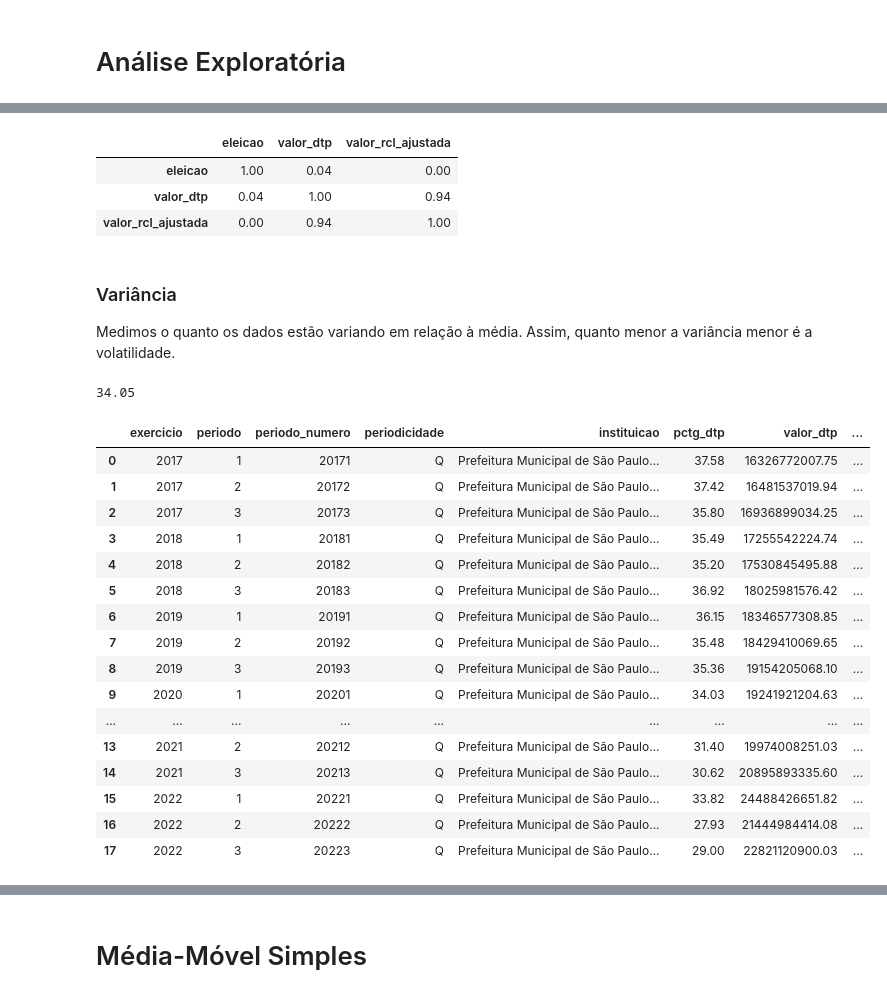
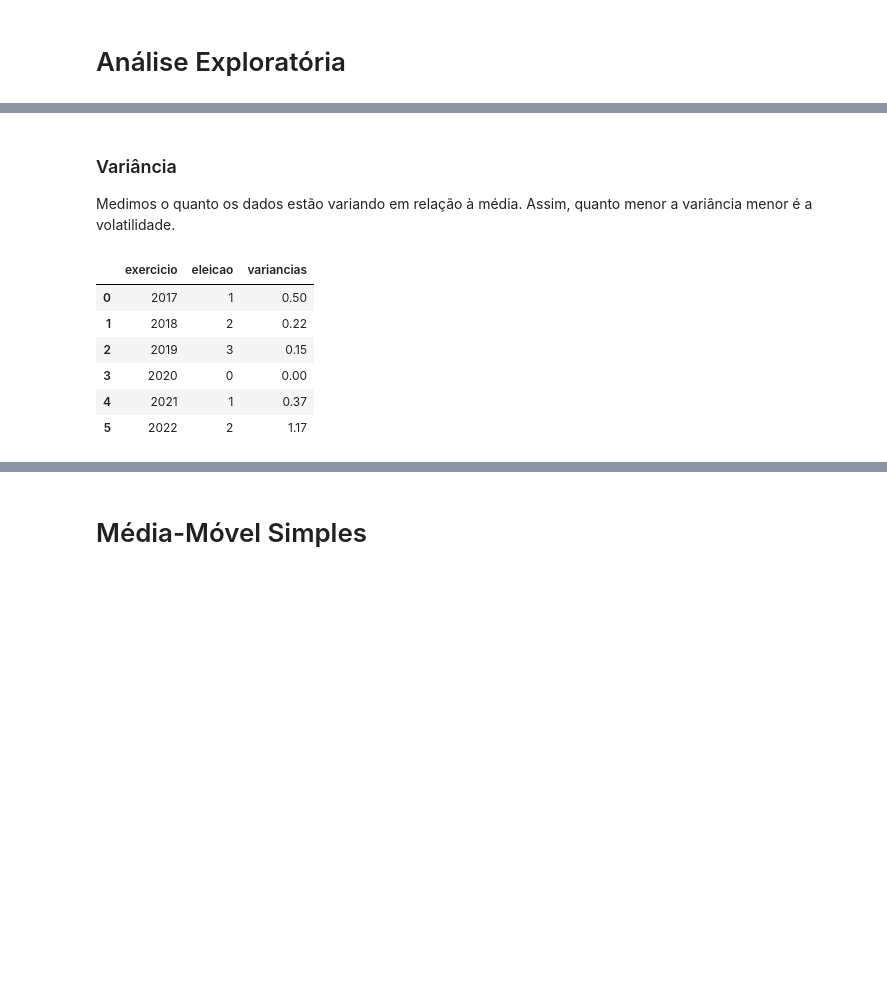
Before and after one commit to DeboraOliver/forecasting_siconfi_dtp, a Jupyter notebook: PROJETO.ipynb, the cells around one changed output, grey strips where cells are left out. Cells and saved outputs as stored; diff of their text form; code cells hidden in the pictures; blank space fills up the shorter version.

```diff
--- a/PROJETO.ipynb
+++ b/PROJETO.ipynb
@@ -31,8 +29,3 @@ df.head()
 | 2 | 2017 | 3 | 20173 | Q | Prefeitura Municipal de São Paulo... | 35.80 | 16936899034.25 | ... |
 | 3 | 2018 | 1 | 20181 | Q | Prefeitura Municipal de São Paulo... | 35.49 | 17255542224.74 | ... |
 | 4 | 2018 | 2 | 20182 | Q | Prefeitura Municipal de São Paulo... | 35.20 | 17530845495.88 | ... |
-# %%
-figura = px.line(title = 'Histórico da Despesa de Pessoal e a Receita Corrente Liquida')
-for i in df.columns[-2:]:
-  figura.add_scatter(x = df['periodo_numero'].astype(str), y = df[i], name = i)
-figura.show()
@@ -72,2 +32,7 @@ df
 # %% [markdown]
 # Análise Exploratória
+# %%
+figura = px.line(title = 'Histórico da Despesa de Pessoal e a Receita Corrente Liquida (em R$ Bilhões)')
+for i in df.columns[-2:]:
+  figura.add_scatter(x = df['periodo_numero'].astype(str), y = df[i], name = i, fill='tozeroy')
+figura.show()
@@ -74,6 +41,16 @@ df
 # %%
-df['variação'] = (df['pctg_dtp'] / df['pctg_dtp'].shift(1)) - 1
-df[['exercicio','eleicao','variação']]
+#Adiciona a sazonalidade
+valores = []
+padrao = [0, 1, 2, 3]
 
+for ano in df['exercicio']:
+
+  diferenca = ano - 2016
+  valor = padrao[diferenca % len(padrao)]
+  valores.append(valor)
+
+df['eleicao'] = valores
+
+df
 #0 = Ano de eleição, 1 = 1º ano do mandato, 2 = 2º ano do mandato e 3 = 3º ano do mandato
 # %% [output]
@@ -97,45 +74,23 @@ df[['exercicio','eleicao','variação']]
-# %%
-# Calcular a correlação
-df[['eleicao', 'valor_dtp', 'valor_rcl_ajustada']].corr()
-# %% [output]
-|  | eleicao | valor_dtp | valor_rcl_ajustada |
-| eleicao | 1.00 | 0.04 | 0.00 |
-| valor_dtp | 0.04 | 1.00 | 0.94 |
-| valor_rcl_ajustada | 0.00 | 0.94 | 1.00 |
 # %% [markdown]
 ### Variância
 
 Medimos o quanto os dados estão variando em relação à média. Assim, quanto menor a variância menor é a volatilidade.
-# %%
-#para encontrar a variancia primeiro encontramos a média
-media_variacoes = round(df['pctg_dtp'].sum() / len(df),2)
-media_variacoes
-# %% [output]
-34.05
 # %%
 variancias = []
+media_variacoes = round(df['pctg_dtp'].sum() / len(df),2)
 
 for i in df['pctg_dtp']:
   variancia = ((i - media_variacoes) ** 2).sum() / len(df)
   variancias.append(variancia)
 
 df['variancias'] = variancias
-df
+
+df.groupby(['exercicio','eleicao'])['variancias'].mean().reset_index()
 # %% [output]
-|  | exercicio | periodo | periodo_numero | periodicidade | instituicao | pctg_dtp | valor_dtp | ... |
-| 0 | 2017 | 1 | 20171 | Q | Prefeitura Municipal de São Paulo... | 37.58 | 16326772007.75 | ... |
-| 1 | 2017 | 2 | 20172 | Q | Prefeitura Municipal de São Paulo... | 37.42 | 16481537019.94 | ... |
-| 2 | 2017 | 3 | 20173 | Q | Prefeitura Municipal de São Paulo... | 35.80 | 16936899034.25 | ... |
-| 3 | 2018 | 1 | 20181 | Q | Prefeitura Municipal de São Paulo... | 35.49 | 17255542224.74 | ... |
-| 4 | 2018 | 2 | 20182 | Q | Prefeitura Municipal de São Paulo... | 35.20 | 17530845495.88 | ... |
-| 5 | 2018 | 3 | 20183 | Q | Prefeitura Municipal de São Paulo... | 36.92 | 18025981576.42 | ... |
-| 6 | 2019 | 1 | 20191 | Q | Prefeitura Municipal de São Paulo... | 36.15 | 18346577308.85 | ... |
-| 7 | 2019 | 2 | 20192 | Q | Prefeitura Municipal de São Paulo... | 35.48 | 18429410069.65 | ... |
-| 8 | 2019 | 3 | 20193 | Q | Prefeitura Municipal de São Paulo... | 35.36 | 19154205068.10 | ... |
-| 9 | 2020 | 1 | 20201 | Q | Prefeitura Municipal de São Paulo... | 34.03 | 19241921204.63 | ... |
-| ... | ... | ... | ... | ... | ... | ... | ... | ... |
-| 13 | 2021 | 2 | 20212 | Q | Prefeitura Municipal de São Paulo... | 31.40 | 19974008251.03 | ... |
-| 14 | 2021 | 3 | 20213 | Q | Prefeitura Municipal de São Paulo... | 30.62 | 20895893335.60 | ... |
-| 15 | 2022 | 1 | 20221 | Q | Prefeitura Municipal de São Paulo... | 33.82 | 24488426651.82 | ... |
-| 16 | 2022 | 2 | 20222 | Q | Prefeitura Municipal de São Paulo... | 27.93 | 21444984414.08 | ... |
-| 17 | 2022 | 3 | 20223 | Q | Prefeitura Municipal de São Paulo... | 29.00 | 22821120900.03 | ... |
+|  | exercicio | eleicao | variancias |
+| 0 | 2017 | 1 | 0.50 |
+| 1 | 2018 | 2 | 0.22 |
+| 2 | 2019 | 3 | 0.15 |
+| 3 | 2020 | 0 | 0.00 |
+| 4 | 2021 | 1 | 0.37 |
+| 5 | 2022 | 2 | 1.17 |
```
Also changed, not shown: parts of 10 cells of this notebook.
